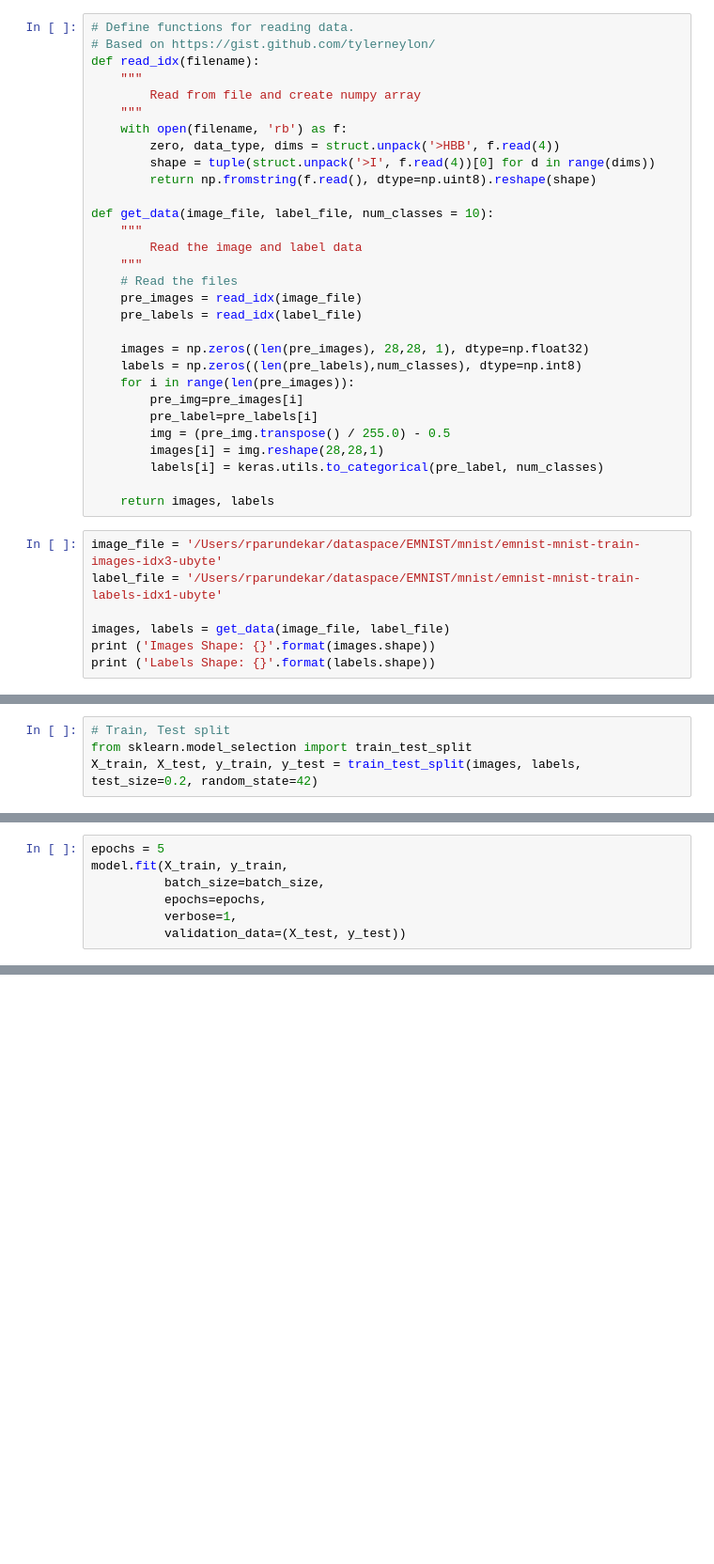
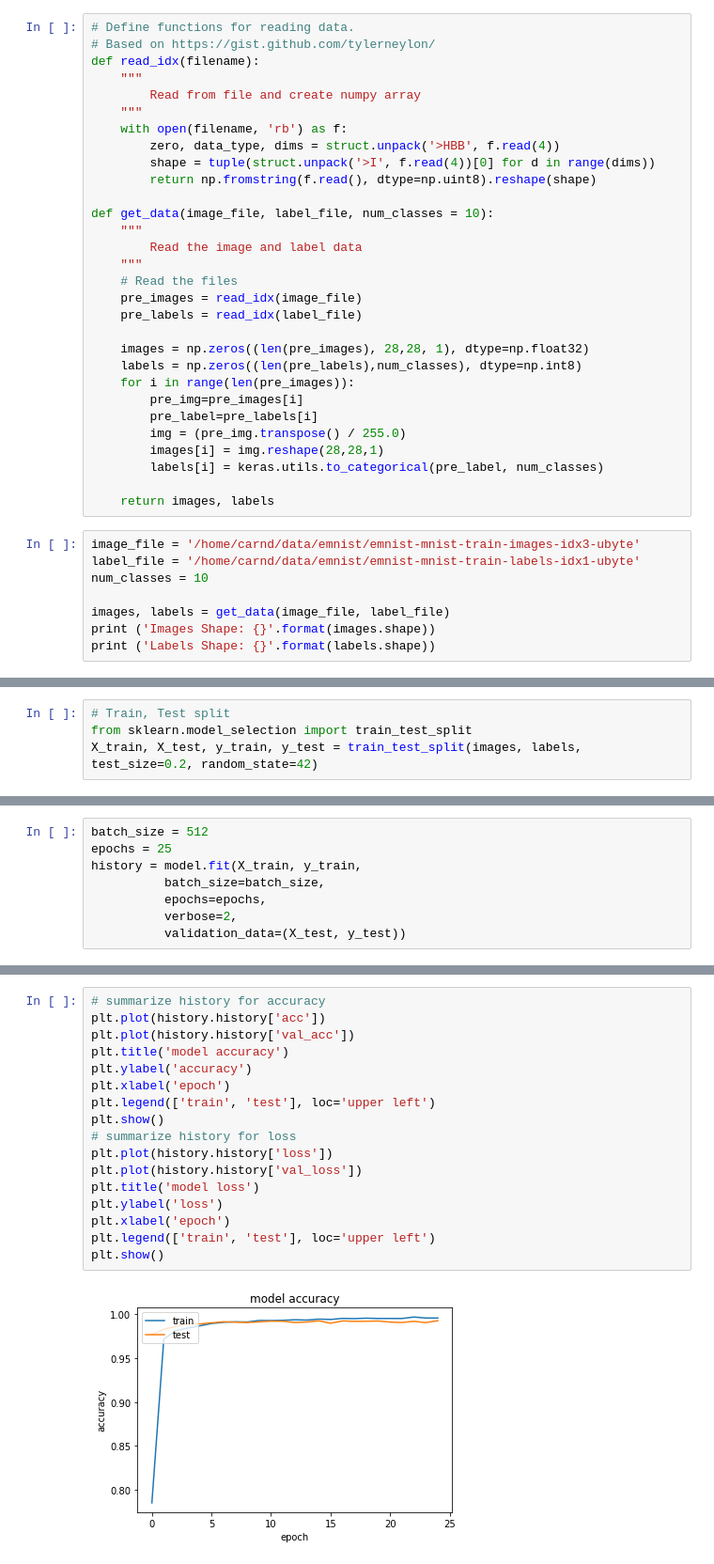
Before and after one commit to rparundekar/deep_learning_self, a Jupyter notebook: emnist/EMNIST.ipynb, the cells around one changed output, grey strips where cells are left out. Shown at 94% size. Saved outputs shown, nothing was run; the diff lists cells and outputs as text; blank space fills up the shorter version.

Commit message:
Implemented Conv nn with 0.9928 accuracy

```diff
--- a/emnist/EMNIST.ipynb
+++ b/emnist/EMNIST.ipynb
@@ -39,14 +42,15 @@ def get_data(image_file, label_file, num_classes = 10):
     for i in range(len(pre_images)):
         pre_img=pre_images[i]
         pre_label=pre_labels[i]
-        img = (pre_img.transpose() / 255.0) - 0.5
+        img = (pre_img.transpose() / 255.0)
         images[i] = img.reshape(28,28,1)
         labels[i] = keras.utils.to_categorical(pre_label, num_classes)
 
     return images, labels
 # %%
-image_file = '/Users/rparundekar/dataspace/EMNIST/mnist/emnist-mnist-train-images-idx3-ubyte'
-label_file = '/Users/rparundekar/dataspace/EMNIST/mnist/emnist-mnist-train-labels-idx1-ubyte'
+image_file = '/home/carnd/data/emnist/emnist-mnist-train-images-idx3-ubyte'
+label_file = '/home/carnd/data/emnist/emnist-mnist-train-labels-idx1-ubyte'
+num_classes = 10
 
 images, labels = get_data(image_file, label_file)
 print ('Images Shape: {}'.format(images.shape))
@@ -110,9 +134,10 @@ model.compile(loss=keras.losses.categorical_crossentropy,
 # %%
-epochs = 5
-model.fit(X_train, y_train,
+batch_size = 512
+epochs = 25
+history = model.fit(X_train, y_train,
           batch_size=batch_size,
           epochs=epochs,
-          verbose=1,
+          verbose=2,
           validation_data=(X_test, y_test))
 # %% [output]
 Train on 48000 samples, validate on 12000 samples
@@ -129,0 +160,19 @@ Epoch 5/5
+# %%
+# summarize history for accuracy
+plt.plot(history.history['acc'])
+plt.plot(history.history['val_acc'])
+plt.title('model accuracy')
+plt.ylabel('accuracy')
+plt.xlabel('epoch')
+plt.legend(['train', 'test'], loc='upper left')
+plt.show()
+# summarize history for loss
+plt.plot(history.history['loss'])
+plt.plot(history.history['val_loss'])
+plt.title('model loss')
+plt.ylabel('loss')
+plt.xlabel('epoch')
+plt.legend(['train', 'test'], loc='upper left')
+plt.show()
+# %% [output]
+[figure, added]
```
Also changed, not shown: parts of 7 cells of this notebook.
